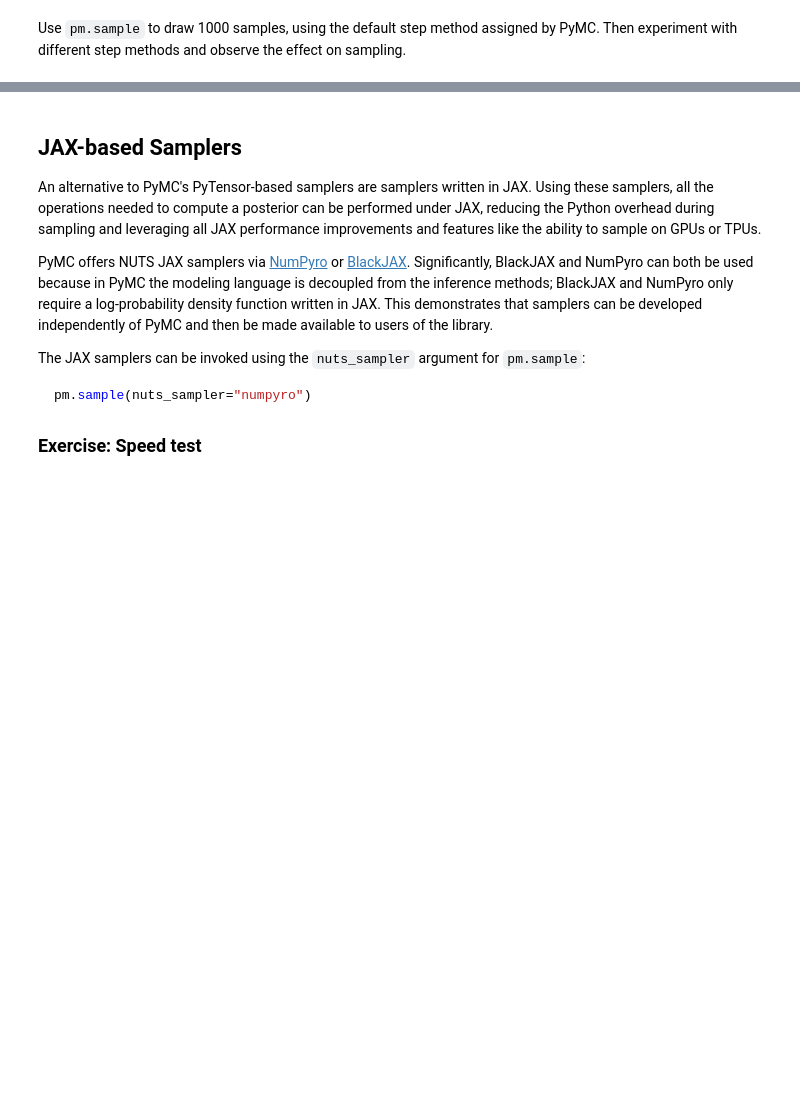
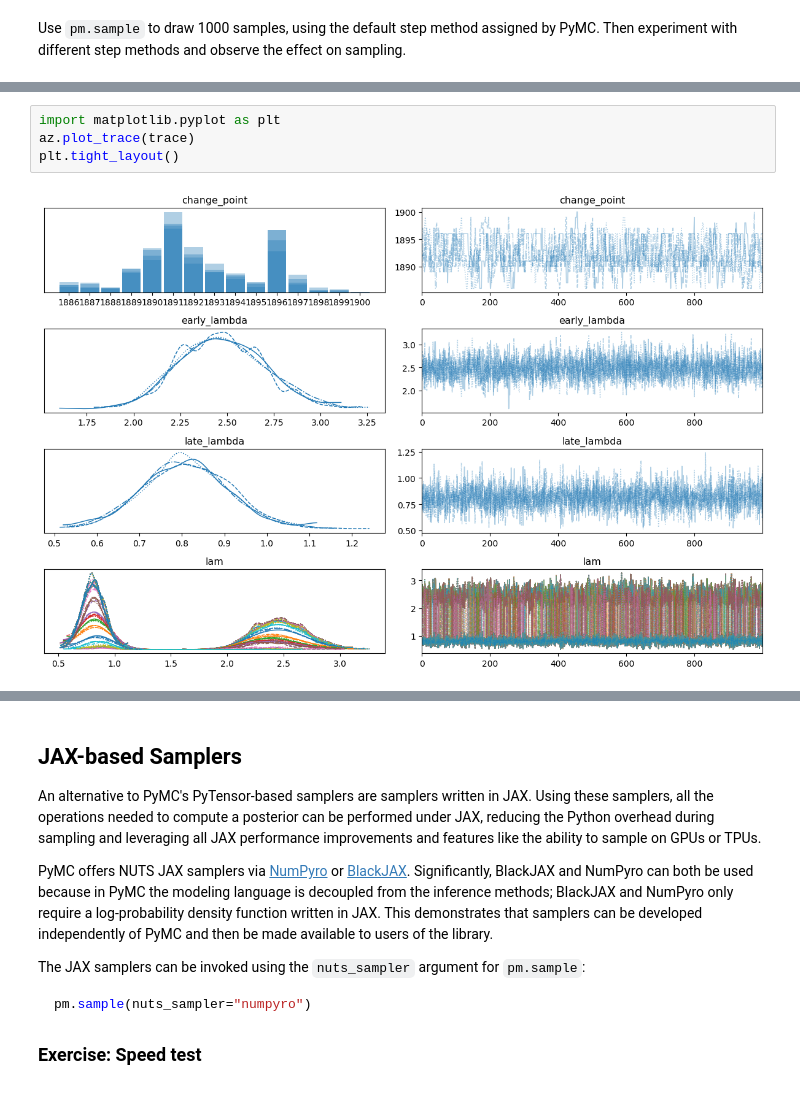
Before and after one commit to matescharnitzky/bayes_course_2023, a Jupyter notebook: notebooks/Section1_4-Model_Building_with_PyMC.ipynb, the cells around one changed output, grey strips where cells are left out. Drawn from its saved outputs; the diff is of its cells as text; blank space fills up the shorter version.

```diff
--- a/notebooks/Section1_4-Model_Building_with_PyMC.ipynb
+++ b/notebooks/Section1_4-Model_Building_with_PyMC.ipynb
@@ -634,0 +656,6 @@ Use `pm.sample` to draw 1000 samples, using the default step method assigned by
+# %%
+import matplotlib.pyplot as plt
+az.plot_trace(trace)
+plt.tight_layout()
+# %% [output]
+[figure, added]
```
Also changed, not shown: parts of 9 cells of this notebook.
